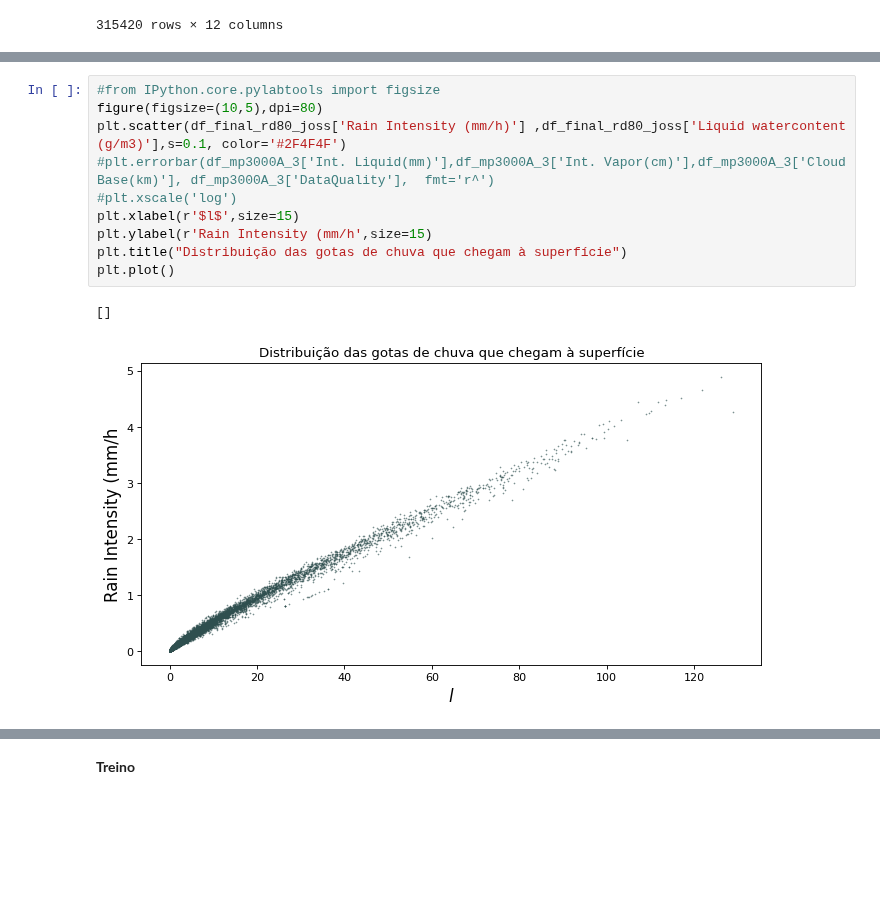
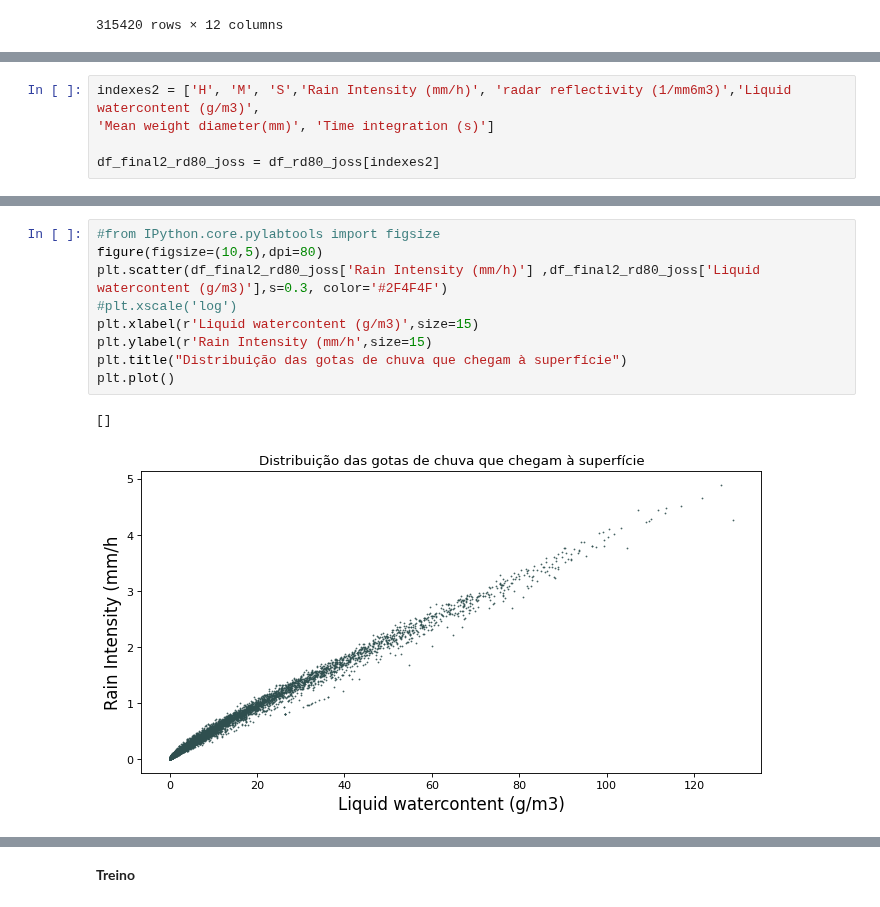
Before and after one commit to lourencocavalcante/Neurocomputacao, a Jupyter notebook: CAP351_Projeto_01_MLP.ipynb, the cells around one changed output, grey strips where cells are left out. Drawn from its saved outputs; the diff is of its cells as text; blank space fills up the shorter version.

```diff
--- a/CAP351_Projeto_01_MLP.ipynb
+++ b/CAP351_Projeto_01_MLP.ipynb
@@ -180 +176,6 @@ df_final_rd80_joss
+# %%
+indexes2 = ['H', 'M', 'S','Rain Intensity (mm/h)', 'radar reflectivity (1/mm6m3)','Liquid watercontent (g/m3)',
+'Mean weight diameter(mm)', 'Time integration (s)']
+
+df_final2_rd80_joss = df_rd80_joss[indexes2]
 # %%
@@ -202,16 +199,15 @@ sns.heatmap(corr[(corr >= 0.30) | (corr <= -0.30)],cmap='viridis', vmax=1.0, vmi
 # %%
 #from IPython.core.pylabtools import figsize
 figure(figsize=(10,5),dpi=80)
-plt.scatter(df_final_rd80_joss['Rain Intensity (mm/h)'] ,df_final_rd80_joss['Liquid watercontent (g/m3)'],s=0.1, color='#2F4F4F')
-#plt.errorbar(df_mp3000A_3['Int. Liquid(mm)'],df_mp3000A_3['Int. Vapor(cm)'],df_mp3000A_3['Cloud Base(km)'], df_mp3000A_3['DataQuality'],  fmt='r^')
+plt.scatter(df_final2_rd80_joss['Rain Intensity (mm/h)'] ,df_final2_rd80_joss['Liquid watercontent (g/m3)'],s=0.3, color='#2F4F4F')
 #plt.xscale('log')
-plt.xlabel(r'$l$',size=15)
+plt.xlabel(r'Liquid watercontent (g/m3)',size=15)
 plt.ylabel(r'Rain Intensity (mm/h',size=15)
 plt.title("Distribuição das gotas de chuva que chegam à superfície")
 plt.plot()
 # %% [output]
 []
-[figure, old version]
+[figure, new version]
 # %%
 # Separação em treinamento e validação
 x_train, x_test, y_train, y_test = train_test_split(df_final_rd80_joss['Rain Intensity (mm/h)'] ,df_final_rd80_joss['Liquid watercontent (g/m3)'], test_size=0.8)
```
Also changed, not shown: parts of 14 cells of this notebook.
